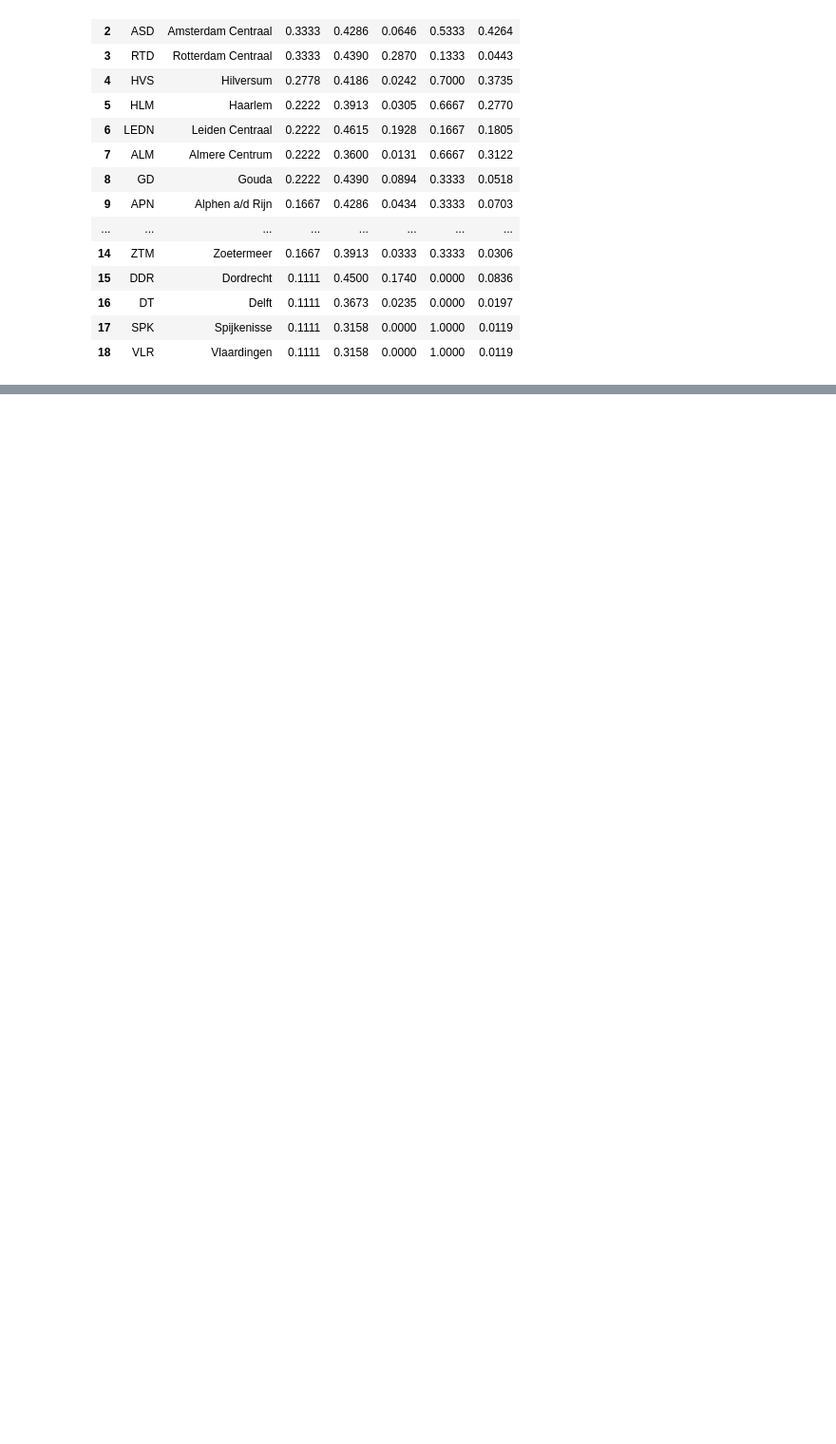
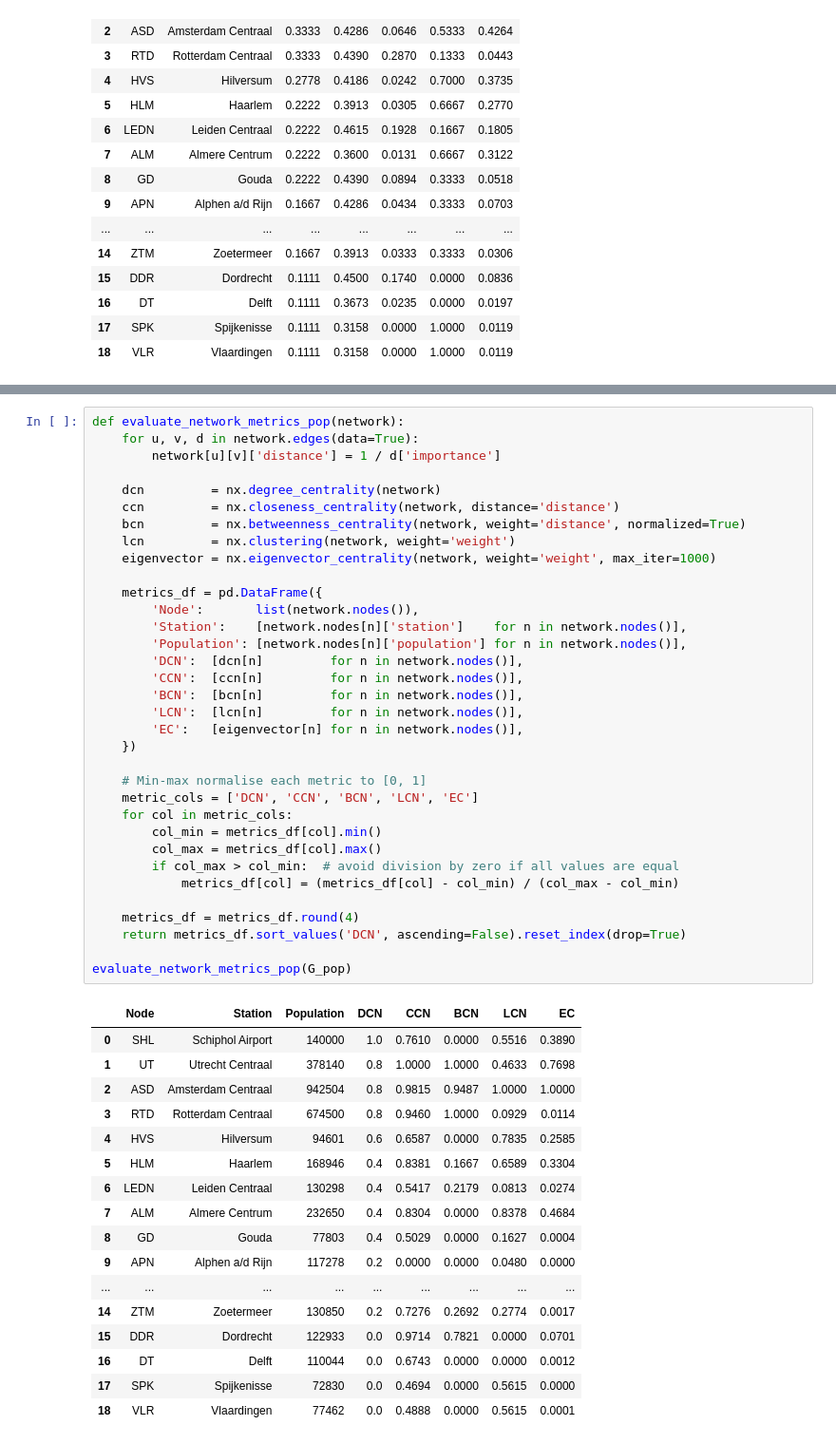
Before and after one commit to EVO5055/SEN124A-Project, a Jupyter notebook: Create_network_roads.ipynb, the cells around one changed output, grey strips where cells are left out. Shown at 95% size. Saved outputs shown, nothing was run; the diff lists cells and outputs as text; blank space fills up the shorter version.

```diff
--- a/Create_network_roads.ipynb
+++ b/Create_network_roads.ipynb
@@ -102,0 +200,52 @@ evaluate_network_metrics(G)
+# %%
+def evaluate_network_metrics_pop(network):
+    for u, v, d in network.edges(data=True):
+        network[u][v]['distance'] = 1 / d['importance']
+
+    dcn         = nx.degree_centrality(network)
+    ccn         = nx.closeness_centrality(network, distance='distance')
+    bcn         = nx.betweenness_centrality(network, weight='distance', normalized=True)
+    lcn         = nx.clustering(network, weight='weight')
+    eigenvector = nx.eigenvector_centrality(network, weight='weight', max_iter=1000)
+
+    metrics_df = pd.DataFrame({
+        'Node':       list(network.nodes()),
+        'Station':    [network.nodes[n]['station']    for n in network.nodes()],
+        'Population': [network.nodes[n]['population'] for n in network.nodes()],
+        'DCN':  [dcn[n]         for n in network.nodes()],
+        'CCN':  [ccn[n]         for n in network.nodes()],
+        'BCN':  [bcn[n]         for n in network.nodes()],
+        'LCN':  [lcn[n]         for n in network.nodes()],
+        'EC':   [eigenvector[n] for n in network.nodes()],
+    })
+
+    # Min-max normalise each metric to [0, 1]
+    metric_cols = ['DCN', 'CCN', 'BCN', 'LCN', 'EC']
+    for col in metric_cols:
+        col_min = metrics_df[col].min()
+        col_max = metrics_df[col].max()
+        if col_max > col_min:  # avoid division by zero if all values are equal
+            metrics_df[col] = (metrics_df[col] - col_min) / (col_max - col_min)
+
+    metrics_df = metrics_df.round(4)
+    return metrics_df.sort_values('DCN', ascending=False).reset_index(drop=True)
+
+evaluate_network_metrics_pop(G_pop)
+# %% [output]
+|  | Node | Station | Population | DCN | CCN | BCN | LCN | EC |
+| 0 | SHL | Schiphol Airport | 140000 | 1.0 | 0.7610 | 0.0000 | 0.5516 | 0.3890 |
+| 1 | UT | Utrecht Centraal | 378140 | 0.8 | 1.0000 | 1.0000 | 0.4633 | 0.7698 |
+| 2 | ASD | Amsterdam Centraal | 942504 | 0.8 | 0.9815 | 0.9487 | 1.0000 | 1.0000 |
+| 3 | RTD | Rotterdam Centraal | 674500 | 0.8 | 0.9460 | 1.0000 | 0.0929 | 0.0114 |
+| 4 | HVS | Hilversum | 94601 | 0.6 | 0.6587 | 0.0000 | 0.7835 | 0.2585 |
+| 5 | HLM | Haarlem | 168946 | 0.4 | 0.8381 | 0.1667 | 0.6589 | 0.3304 |
+| 6 | LEDN | Leiden Centraal | 130298 | 0.4 | 0.5417 | 0.2179 | 0.0813 | 0.0274 |
+| 7 | ALM | Almere Centrum | 232650 | 0.4 | 0.8304 | 0.0000 | 0.8378 | 0.4684 |
+| 8 | GD | Gouda | 77803 | 0.4 | 0.5029 | 0.0000 | 0.1627 | 0.0004 |
+| 9 | APN | Alphen a/d Rijn | 117278 | 0.2 | 0.0000 | 0.0000 | 0.0480 | 0.0000 |
+| ... | ... | ... | ... | ... | ... | ... | ... | ... |
+| 14 | ZTM | Zoetermeer | 130850 | 0.2 | 0.7276 | 0.2692 | 0.2774 | 0.0017 |
+| 15 | DDR | Dordrecht | 122933 | 0.0 | 0.9714 | 0.7821 | 0.0000 | 0.0701 |
+| 16 | DT | Delft | 110044 | 0.0 | 0.6743 | 0.0000 | 0.0000 | 0.0012 |
+| 17 | SPK | Spijkenisse | 72830 | 0.0 | 0.4694 | 0.0000 | 0.5615 | 0.0000 |
+| 18 | VLR | Vlaardingen | 77462 | 0.0 | 0.4888 | 0.0000 | 0.5615 | 0.0001 |
```
Also changed, not shown: parts of 5 cells of this notebook.
